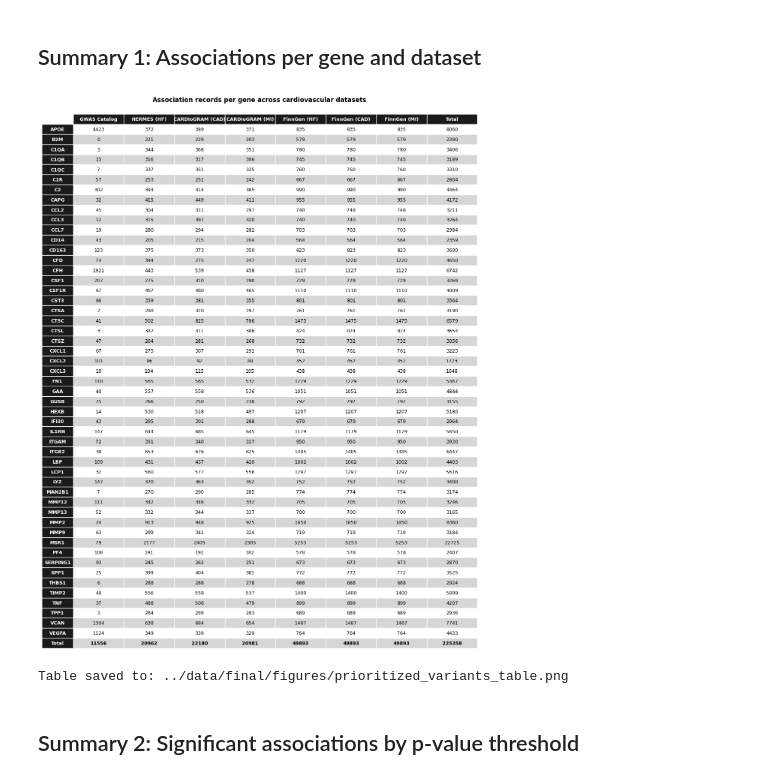
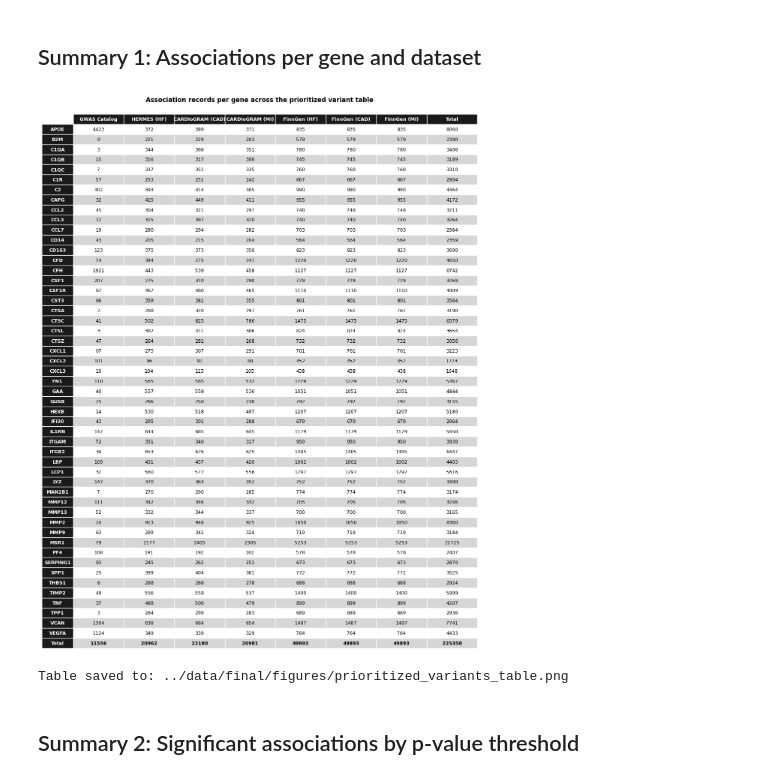
Before and after one commit to endrit-jakupi/Computational-Analysis-of-Macrophage-Gene-SNPs-across-Several-Cardiovascular-Datasets, a Jupyter notebook: notebooks/10_summary_tables.ipynb, the cells around one changed output. Saved outputs shown, nothing was run; the diff lists cells and outputs as text; code cells hidden in the pictures.

Commit message:
Updated title for the association records per gene across the prioritized variant table

```diff
--- a/notebooks/10_summary_tables.ipynb
+++ b/notebooks/10_summary_tables.ipynb
@@ -132,35 +132,35 @@ for row_idx in range(1, n_rows + 1):
     row_label_cell.set_text_props(
         fontstyle  = "normal",
         fontweight = "bold",
         color      = "white",
         fontsize   = 9,
     )
     row_label_cell.set_edgecolor("white")
 
     for col_idx in range(n_cols):
         cell = table[row_idx, col_idx]
         cell.set_facecolor(row_bg)
         cell.set_edgecolor("white")
         cell.set_text_props(
             fontweight = "bold" if is_total_row else "normal",
             color      = "black",
             fontsize   = 9,
         )
 
 fig.suptitle(
-    "Association records per gene across cardiovascular datasets",
+    "Association records per gene across the prioritized variant table",
     fontsize=12, fontweight="bold", y=1
 )
 
 plt.tight_layout()
 
 table_out = figures_dir / "prioritized_variants_table.png"
 fig.savefig(table_out, dpi=300, bbox_inches="tight", facecolor="white")
 plt.show()
 
 print(f"Table saved to: {table_out}")
 # %% [output]
-[figure, old version]
+[figure, new version]
 Table saved to: ../data/final/figures/prioritized_variants_table.png
 # %% [markdown]
 ## Summary 2: Significant associations by p-value threshold
```
Also changed, not shown: 1 other file.
